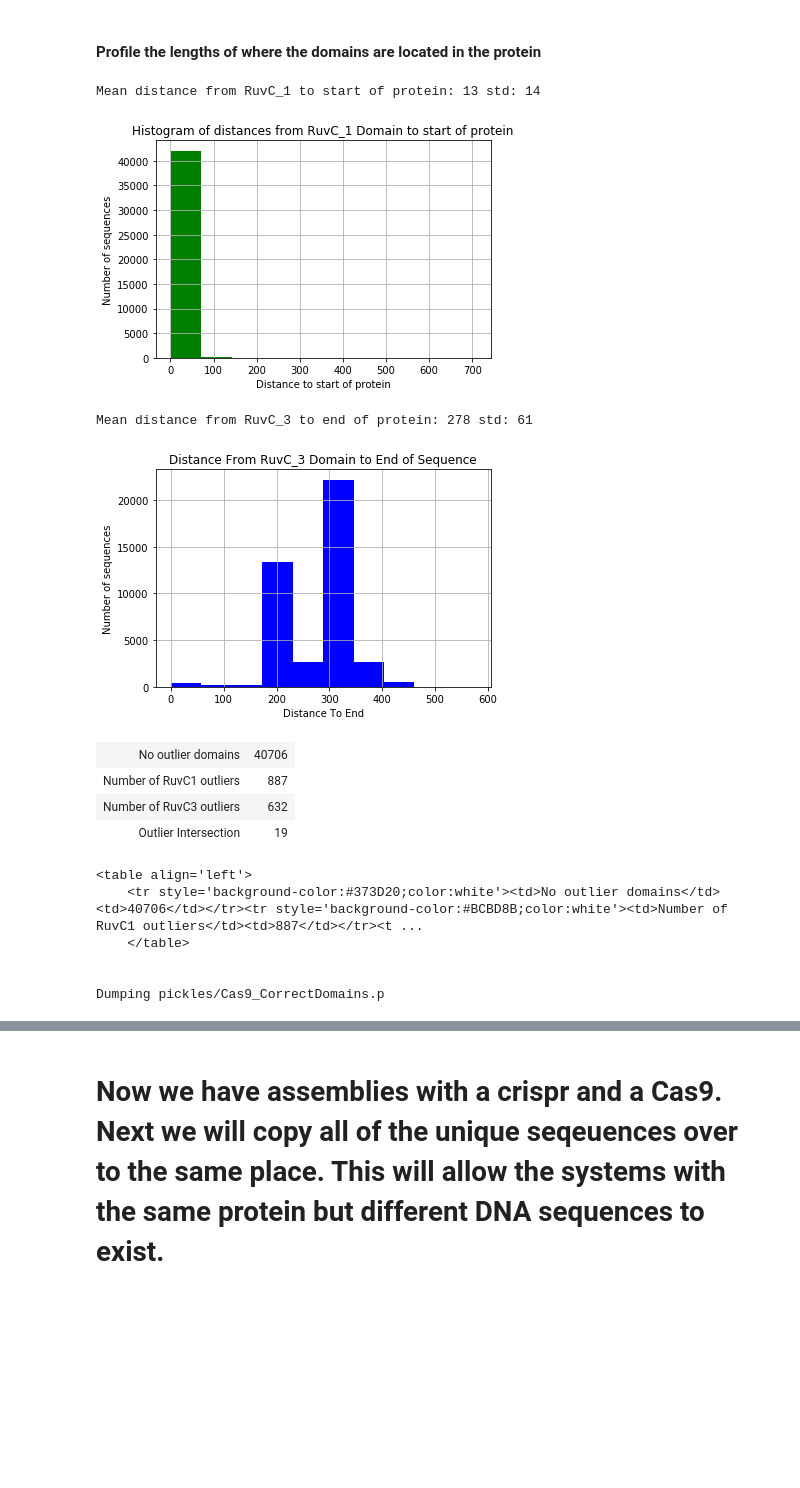
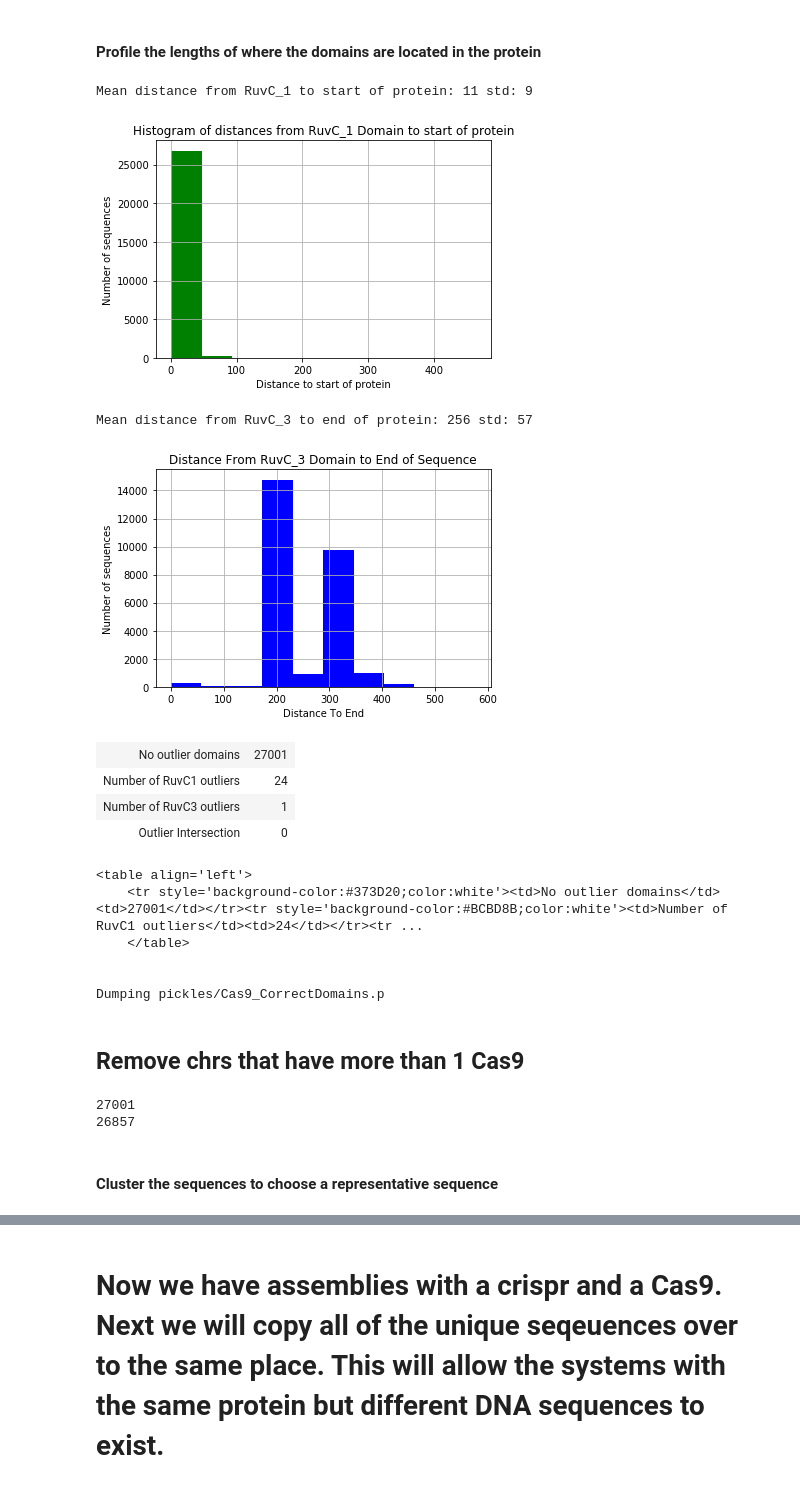
Before and after one commit to skDooley/TRACR_RNA, a Jupyter notebook: Step1-OrthoFinder.ipynb, the cells around one changed output, grey strips where cells are left out. Cells and saved outputs as stored; diff of their text form; code cells hidden in the pictures; blank space fills up the shorter version.

```diff
--- a/Step1-OrthoFinder.ipynb
+++ b/Step1-OrthoFinder.ipynb
@@ -233,0 +312,24 @@ print(htmlString)
+# %%
+#hits = load(open("pickles/%s_HMM_DOMAIN_Search_Results.p" % (gene),"rb"))
+hasAllDomains = hits["RuvC_1_Cas9"].intersection(hits["RuvC_2_Cas9"].intersection(hits["RuvC_3_Cas9"].intersection(hits["HNH_Cas"])))
+allSamples = set(hits.samples.keys())
+nSamples = len(allSamples)
+noRuvC1 = allSamples.difference(hits["RuvC_1_Cas9"])
+noRuvC2 = allSamples.difference(hits["RuvC_2_Cas9"])
+noRuvC3 = allSamples.difference(hits["RuvC_3_Cas9"])
+noHNH   = allSamples.difference(hits["HNH_Cas"])
+
+htmlString ="""<table align='left'>
+    """\
+    "<tr style='background-color:#9B7E46;color:white'><td>Number of Proteins:</td><td>%i</td></tr>" % (nSamples) +\
+    "<tr style='background-color:#373D20;color:white'><td>Has all domains</td><td>%i</td></tr>" % (len(hasAllDomains)) +\
+    "<tr style='background-color:#BCBD8B;color:white'><td>Number of sequences with no detected RuvCI domain</td><td>%i</td></tr>" % (len(noRuvC1)) +\
+    "<tr style='background-color:#717744;color:white'><td>Number of sequences with no detected RuvCII domain</td><td>%i</td></tr>" % (len(noRuvC2)) +\
+    "<tr style='background-color:#766153;color:white'><td>Number of sequences with no detected RuvCIII domain</td><td>%i</td></tr>" % (len(noRuvC3)) +\
+    "<tr style='background-color:#F4B266;color:white'><td>Number of sequences with no detected HnH</td><td>%i</td></tr>" % (len(noHNH)) +\
+    """
+    </table>
+"""
+display(HTML(htmlString))
+#    "<tr style='background-color:#766153;color:white'><td>Number of proteins with neither an RuvCI nor a RuvCIII</td><td>%i</td></tr>" % (len(neitherDomain)) +\
+print(htmlString)
@@ -236,32 +348,33 @@ print(htmlString)
 # %%
 from pandas import Series
 ruvC1Coords = []
 ruvC3Coords = []
 samples = []
 difs = []
 for sample in hasAllDomains:
     ruc1Start = hits.samples[sample]["RuvC_1_Cas9"].start
     ruc3End = hits.samples[sample]["RuvC_3_Cas9"].dend
     ruvC1Coords.append(ruc1Start)
     ruvC3Coords.append(ruc3End)
     difs.append(ruc3End-ruc1Start)
     samples.append(sample)
 
 ruvC1Dists = Series(ruvC1Coords,index=samples)
 ruvC3Dists = Series(ruvC3Coords,index=samples)
+distBetween = Series(difs,index=samples)
 
 print ("\nMean distance from RuvC_1 to start of protein: %.0f std: %.0f" % (ruvC1Dists.mean(), ruvC1Dists.std()))
 
 # the histogram of the data
 n, bins, patches = plt.hist(ruvC1Dists,facecolor='green')
 plt.xlabel('Distance to start of protein')
 plt.ylabel('Number of sequences')
 plt.title("Histogram of distances from RuvC_1 Domain to start of protein")
 plt.grid(True)
 plt.show()
 # %% [output]
-Mean distance from RuvC_1 to start of protein: 13 std: 14
+Mean distance from RuvC_1 to start of protein: 11 std: 9
-[figure, old version]
+[figure, new version]
 # %%
 print ("\nMean distance from RuvC_3 to end of protein: %.0f std: %.0f" % (ruvC3Dists.mean(), ruvC3Dists.std()))
 
@@ -274,8 +387,8 @@ plt.grid(True)
 plt.savefig("images/%s_RuvC3_DomainLengths.png" % gene)
 plt.show()
 # %% [output]
-Mean distance from RuvC_3 to end of protein: 278 std: 61
+Mean distance from RuvC_3 to end of protein: 256 std: 57
-[figure, old version]
+[figure, new version]
 # %%
 f, (ax1, ax2) = plt.subplots(1, 2,figsize=(12, 4))
 ax1.hist(ruvC1Coords,facecolor='green')
@@ -285,8 +398,8 @@ plt.grid(True)
 plt.show();
 # %%
 import numpy as np
-start_outliers = set(ruvC1Dists[ruvC1Dists > ruvC1Dists.mean()+2*ruvC1Dists.std()].index) #RuvC1 outlier
-end_outliers = set(ruvC3Dists[ruvC3Dists > ruvC3Dists.mean()+2*ruvC3Dists.std()].index) #RuvC3 outlier
+start_outliers = set(ruvC1Dists[ruvC1Dists > ruvC1Dists.mean()+8*ruvC1Dists.std()].index) #RuvC1 outlier
+end_outliers = set(ruvC3Dists[ruvC3Dists > ruvC3Dists.mean()+5*ruvC3Dists.std()].index) #RuvC3 outlier
 hasGoodDomains = hasAllDomains.difference(start_outliers.union(end_outliers))
 htmlString ="""<table align='left'>
     """\
@@ -304,13 +417,39 @@ display(HTML(htmlString))
 print(htmlString)
 dump(hasGoodDomains,"pickles/%s_CorrectDomains.p" % gene)
 # %% [output]
-| No outlier domains | 40706 |
-| Number of RuvC1 outliers | 887 |
-| Number of RuvC3 outliers | 632 |
-| Outlier Intersection | 19 |
+| No outlier domains | 27001 |
+| Number of RuvC1 outliers | 24 |
+| Number of RuvC3 outliers | 1 |
+| Outlier Intersection | 0 |
 <table align='left'>
-    <tr style='background-color:#373D20;color:white'><td>No outlier domains</td><td>40706</td></tr><tr style='background-color:#BCBD8B;color:white'><td>Number of RuvC1 outliers</td><td>887</td></tr><t ...
+    <tr style='background-color:#373D20;color:white'><td>No outlier domains</td><td>27001</td></tr><tr style='background-color:#BCBD8B;color:white'><td>Number of RuvC1 outliers</td><td>24</td></tr><tr ...
     </table>
 
 
 Dumping pickles/Cas9_CorrectDomains.p
+# %% [markdown]
+## Remove chrs that have more than 1 Cas9
+# %%
+#Checked domains, removed outliers, now remove chrs that have more than 1 Cas9
+hasGoodDomains = load(open("pickles/%s_CorrectDomains.p" % gene,"rb"))
+corrected = {}
+remove,baseMap = set(),{}
+print(len(hasGoodDomains))
+for orfName in hasGoodDomains:
+    baseCHR = orfName[:orfName.rfind("_")]
+    if baseCHR in corrected:
+        try:
+            baseMap[baseCHR].add(orfName)
+            baseMap[baseCHR].add(corrected[baseCHR])
+        except: baseMap[baseCHR] =set([corrected[baseCHR],orfName])
+        remove.add(orfName)
+        remove.add(corrected[baseCHR])
+    corrected[baseCHR] = orfName
+
+hasGoodDomains = hasGoodDomains.difference(remove)
+print(len(hasGoodDomains))
+# %% [output]
+27001
+26857
+# %% [markdown]
+#### Cluster the sequences to choose a representative sequence
```
Also changed, not shown: parts of 61 cells of this notebook, 25 other files.
